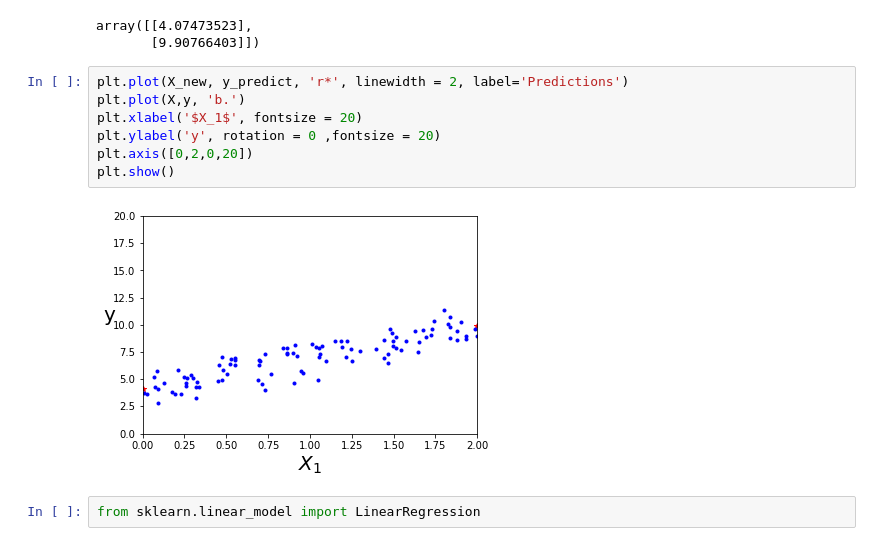
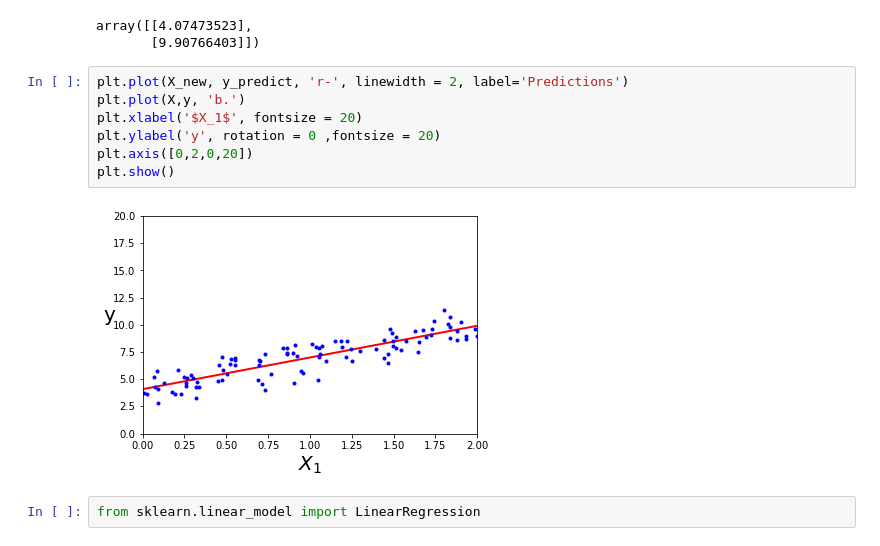
Before and after one commit to ishansuryan/Croma-Campus-Python-, a Jupyter notebook: 10 to 11_30 WD/02162021/10_00_11_30_02162021_WD.ipynb, the cells around one changed output. Saved outputs shown, nothing was run; the diff lists cells and outputs as text.

```diff
--- a/10 to 11_30 WD/02162021/10_00_11_30_02162021_WD.ipynb
+++ b/10 to 11_30 WD/02162021/10_00_11_30_02162021_WD.ipynb
@@ -45,14 +45,14 @@ y_predict
 array([[4.07473523],
        [9.90766403]])
 # %%
-plt.plot(X_new, y_predict, 'r*', linewidth = 2, label='Predictions')
+plt.plot(X_new, y_predict, 'r-', linewidth = 2, label='Predictions')
 plt.plot(X,y, 'b.')
 plt.xlabel('$X_1$', fontsize = 20)
 plt.ylabel('y', rotation = 0 ,fontsize = 20)
 plt.axis([0,2,0,20])
 plt.show()
 # %% [output]
-[figure, old version]
+[figure, new version]
 # %%
 from sklearn.linear_model import LinearRegression
 # %%
```
